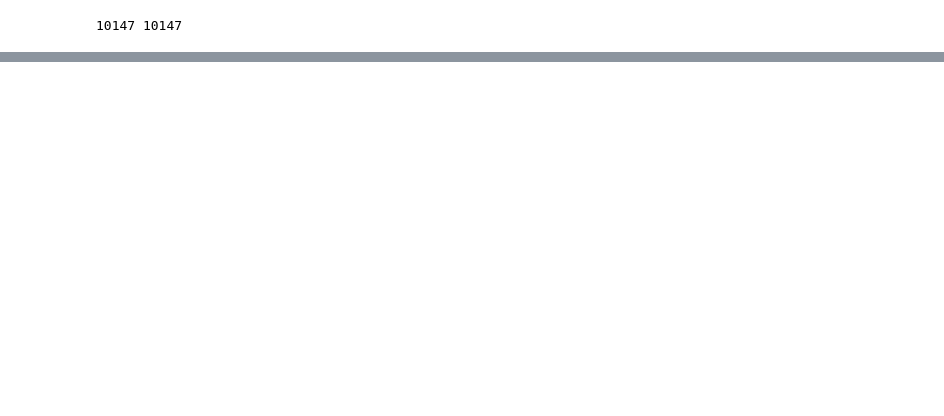
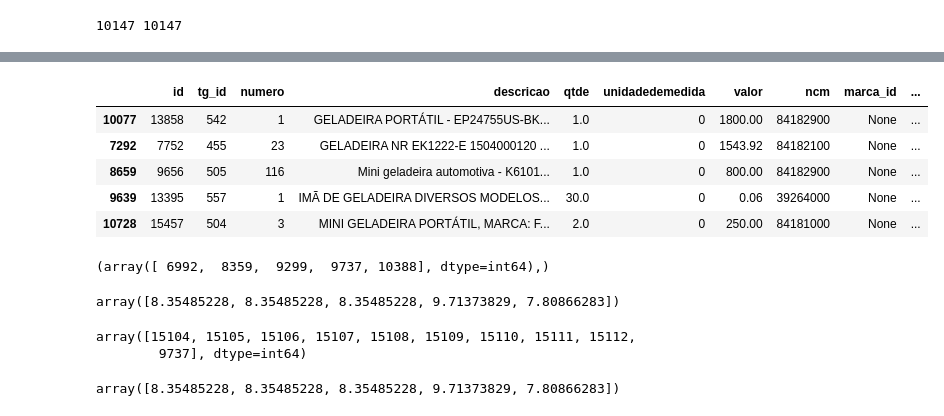
Before and after one commit to IvanBrasilico/bhadrasana2, a Jupyter notebook: notebooks/TG Sugestões.ipynb, the cells around one changed output, grey strips where cells are left out. Saved outputs shown, nothing was run; the diff lists cells and outputs as text; code cells hidden in the pictures; blank space fills up the shorter version.

```diff
--- a/notebooks/TG Sugestões.ipynb
+++ b/notebooks/TG Sugestões.ipynb
@@ -269,0 +269,11 @@ bm25n_ncm.get_top_n(tokenize('KIT DE CARTEIRA COM RELÓGIO DE PULSO'), corpus_nc
+# %%
+nltk.download('rslp')
+stemmer = nltk.stem.RSLPStemmer()
+stop_words = nltk.corpus.stopwords.words('portuguese')
+
+def tokenize_stem(doc):
+    doc_normalized = doc.lower()
+    doc_normalized = remove_pontuacao(doc_normalized)
+    doc_normalized = remove_accents(doc_normalized)
+    return [stemmer.stem(word.decode()) for word in doc_normalized.split() if (len(word) > 2 and word not in stop_words)]
+tokenize_stem('Geladeira, serie HR42617091, fabricação México')
@@ -269,0 +285,3 @@ bm25n_ncm.get_top_n(tokenize('KIT DE CARTEIRA COM RELÓGIO DE PULSO'), corpus_nc
+# %%
+corpus_stem = [tokenize_stem(line) for line in corpus]
+bm25_stem = BM25Okapi(corpus_stem)
@@ -269,0 +453,17 @@ bm25n_ncm.get_top_n(tokenize('KIT DE CARTEIRA COM RELÓGIO DE PULSO'), corpus_nc
+# %%
+def monta_sugestoes_stem(texto, n_rows=10):
+    doc_scores = bm25_stem.get_scores(tokenize_stem(texto))
+    new_df = itenstg.copy()
+    new_df['pontuação'] = doc_scores
+    new_df = new_df[new_df['pontuação'] > 0.]
+    new_df.sort_values(axis=0, inplace=True, ascending=False, by='pontuação')
+    return new_df
+# %%
+monta_sugestoes_stem('geladeira')
+# %% [output]
+|  | id | tg_id | numero | descricao | qtde | unidadedemedida | valor | ncm | marca_id | ... |
+| 10077 | 13858 | 542 | 1 | GELADEIRA PORTÁTIL - EP24755US-BK... | 1.0 | 0 | 1800.00 | 84182900 | None | ... |
+| 7292 | 7752 | 455 | 23 | GELADEIRA NR EK1222-E 1504000120 ... | 1.0 | 0 | 1543.92 | 84182100 | None | ... |
+| 8659 | 9656 | 505 | 116 | Mini geladeira automotiva - K6101... | 1.0 | 0 | 800.00 | 84182900 | None | ... |
+| 9639 | 13395 | 557 | 1 | IMÃ DE GELADEIRA DIVERSOS MODELOS... | 30.0 | 0 | 0.06 | 39264000 | None | ... |
+| 10728 | 15457 | 504 | 3 | MINI GELADEIRA PORTÁTIL, MARCA: F... | 2.0 | 0 | 250.00 | 84181000 | None | ... |
@@ -269,0 +472,18 @@ bm25n_ncm.get_top_n(tokenize('KIT DE CARTEIRA COM RELÓGIO DE PULSO'), corpus_nc
+# %%
+np.where(doc_scores > 0)
+# %% [output]
+(array([ 6992,  8359,  9299,  9737, 10388], dtype=int64),)
+# %%
+doc_scores[np.where(doc_scores > 0)]
+# %% [output]
+array([8.35485228, 8.35485228, 8.35485228, 9.71373829, 7.80866283])
+# %%
+np.argpartition(doc_scores,(1, doc_scores.shape[0] - 1))[-10:]
+# %% [output]
+array([15104, 15105, 15106, 15107, 15108, 15109, 15110, 15111, 15112,
+        9737], dtype=int64)
+# %%
+max_scores = doc_scores[np.where(doc_scores > 0)]
+max_scores
+# %% [output]
+array([8.35485228, 8.35485228, 8.35485228, 9.71373829, 7.80866283])
```
Also changed, not shown: parts of 35 cells of this notebook, 2 other files.
